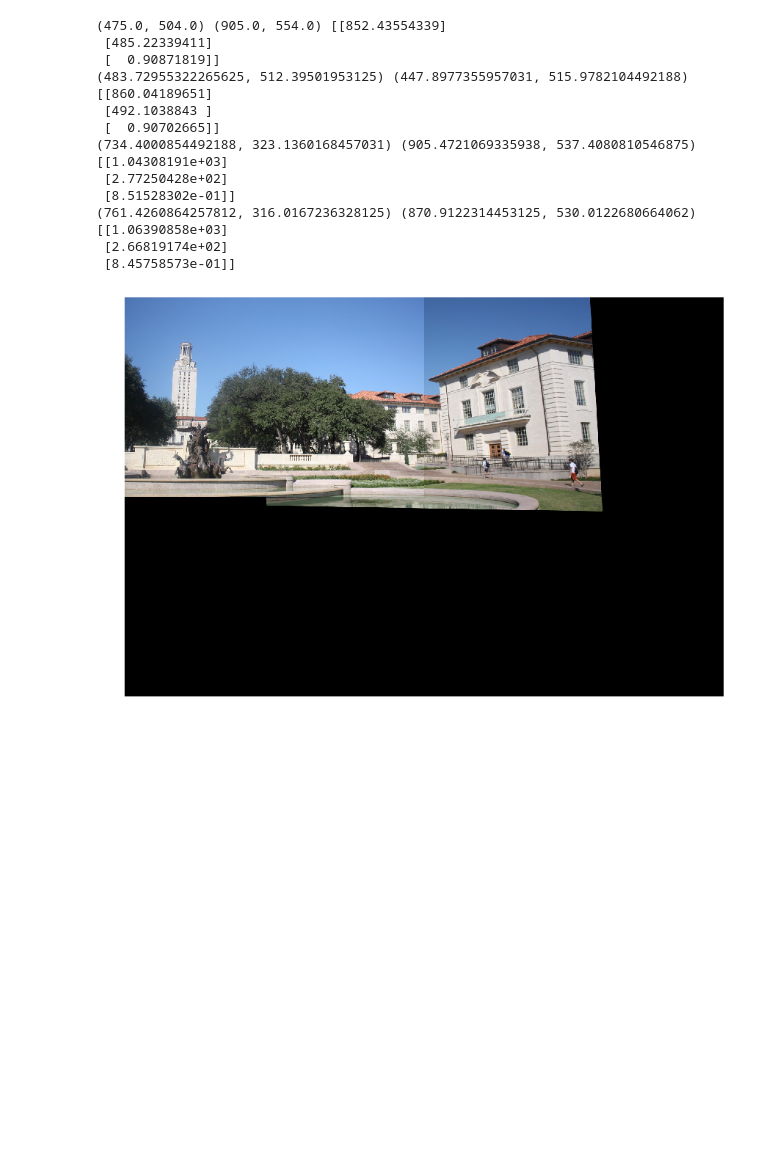
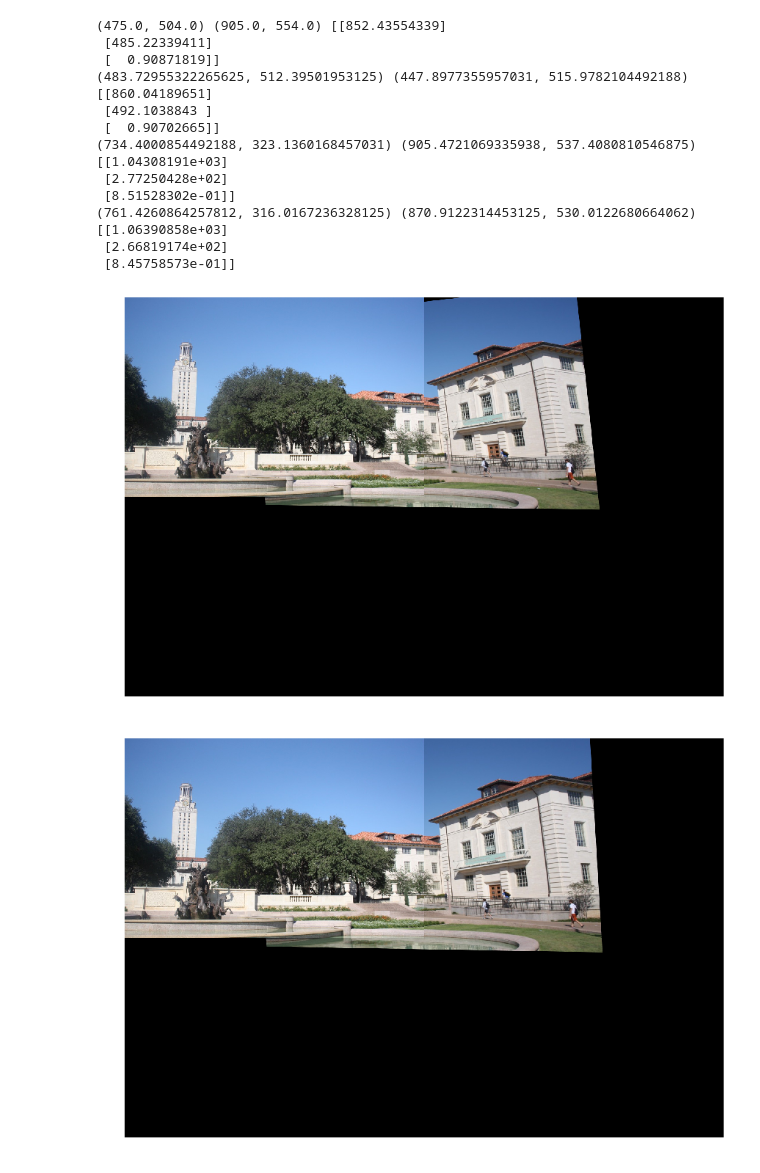
Before and after one commit to choice17/ransac_with_homography, a Jupyter notebook: homography.ipynb, the cells around one changed output. Drawn from its saved outputs; the diff is of its cells as text; code cells hidden in the pictures; blank space fills up the shorter version.

```diff
--- a/homography.ipynb
+++ b/homography.ipynb
@@ -324,6 +311,25 @@ for i in range(4):
 (761.4260864257812, 316.0167236328125) (870.9122314453125, 530.0122680664062) [[1.06390858e+03]
  [2.66819174e+02]
  [8.45758573e-01]]
+# %%
+_H = np.array([[ 8.1042480e-01,  5.6634683e-02,  4.3400992e+02],
+ [-1.1243457e-01,  9.0425938e-01,  7.9941612e+01],
+ [-1.7603381e-04, -2.6256635e-05,  1.0000000e+00]])
+# %%
+# Apply panorama correction
+width = trainImg.shape[1] + queryImg.shape[1]
+height = trainImg.shape[0] + queryImg.shape[0]
+
+result = cv2.warpPerspective(trainImg, _H, (width, height))
+result[0:queryImg.shape[0], 0:queryImg.shape[1]] = queryImg
+
+plt.figure(figsize=(20,10))
+plt.imshow(result)
+
+plt.axis('off')
+plt.show()
+# %% [output]
+[figure, added]
 # %%
 # Apply panorama correction
 width = trainImg.shape[1] + queryImg.shape[1]
```
Also changed, not shown: parts of 4 cells of this notebook, 1 other file.
